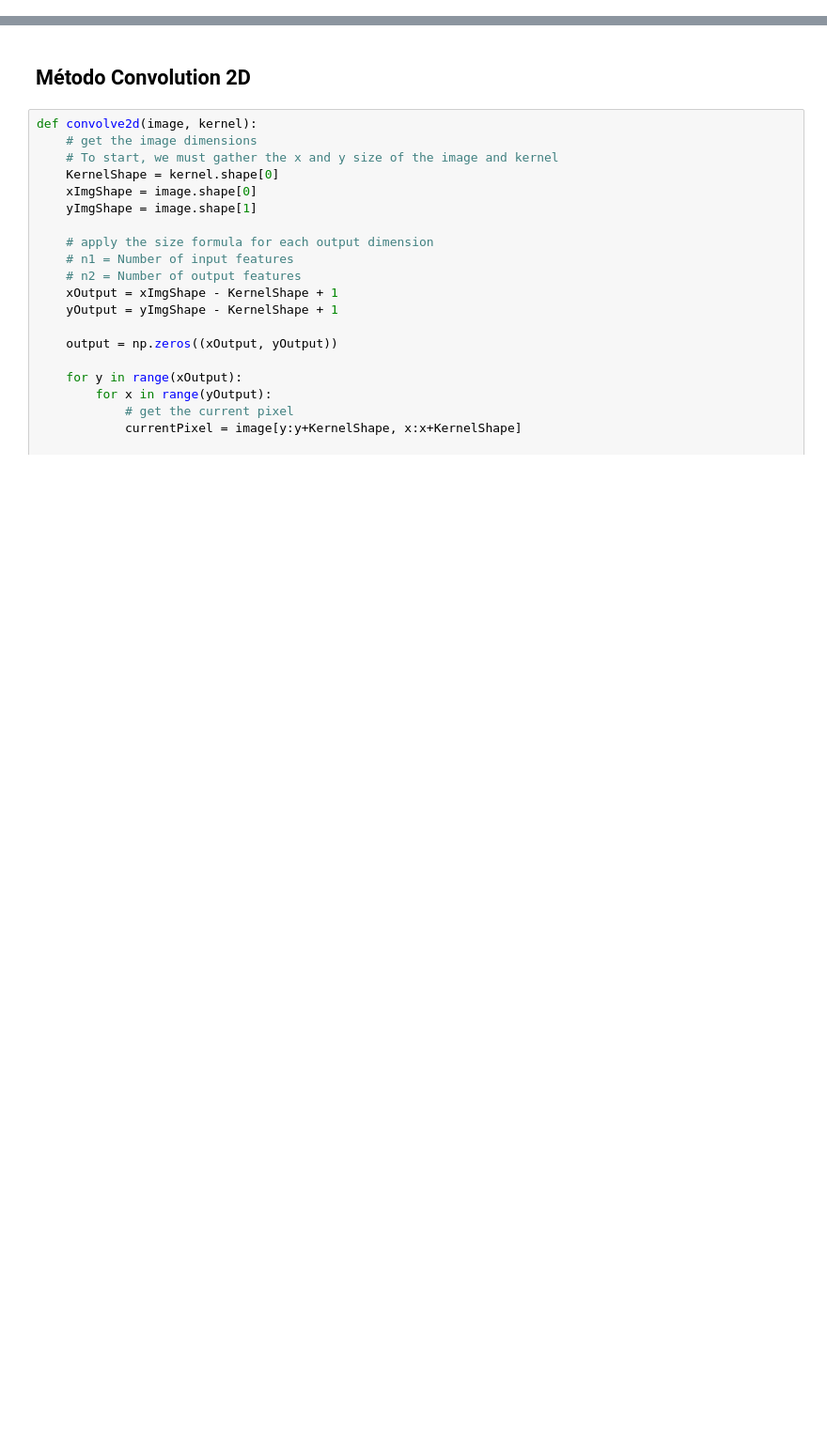
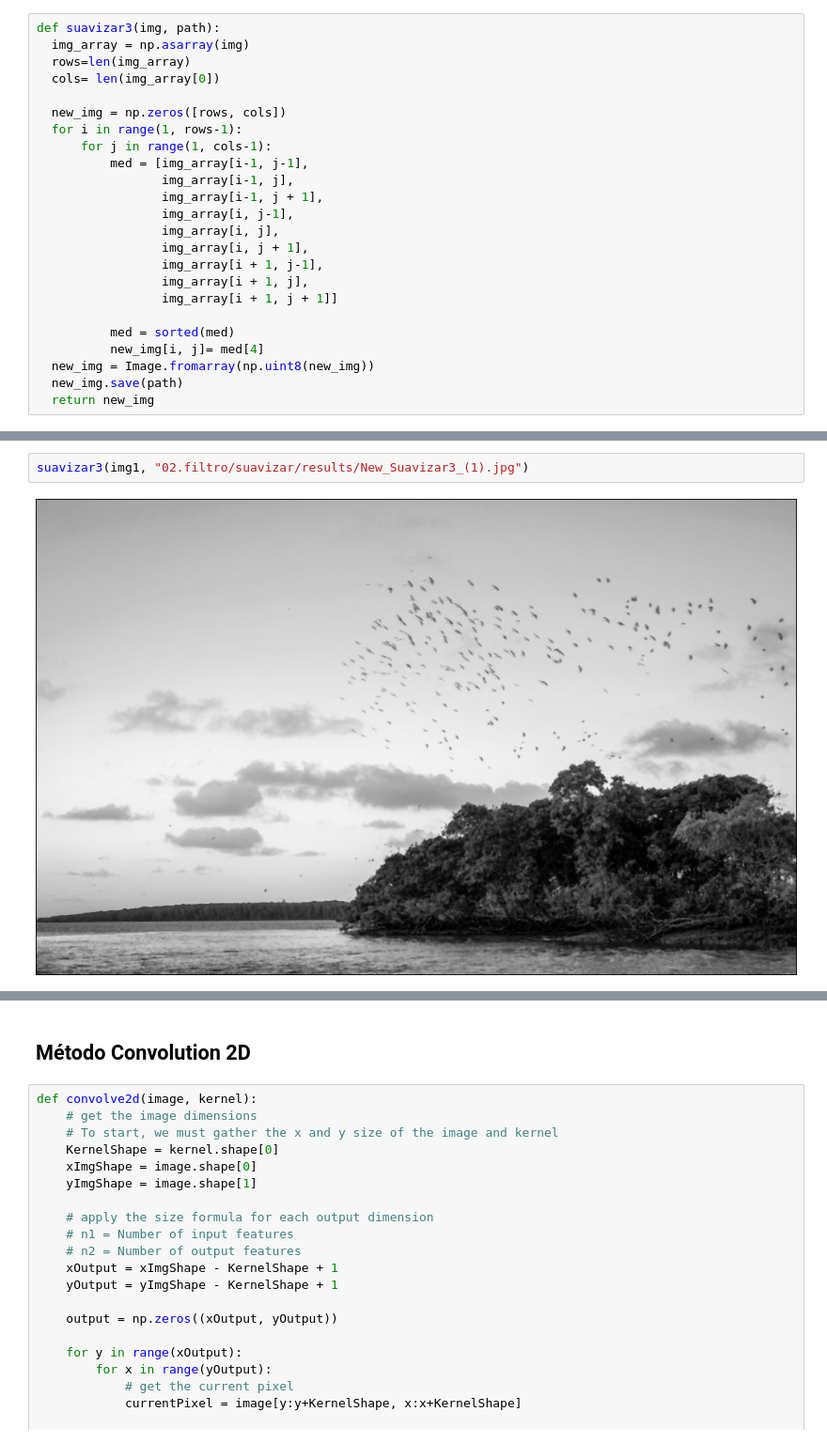
Before and after one commit to JVBravoo/visao_computacional, a Jupyter notebook: Atividade_02/atividade_02.ipynb, the cells around one changed output, grey strips where cells are left out. Shown at 94% size. Saved outputs shown, nothing was run; the diff lists cells and outputs as text; blank space fills up the shorter version.

```diff
--- a/Atividade_02/atividade_02.ipynb
+++ b/Atividade_02/atividade_02.ipynb
@@ -0,0 +10,24 @@
+# %%
+def suavizar3(img, path):
+  img_array = np.asarray(img)
+  rows=len(img_array)
+  cols= len(img_array[0])
+
+  new_img = np.zeros([rows, cols])
+  for i in range(1, rows-1):
+      for j in range(1, cols-1):
+          med = [img_array[i-1, j-1],
+                 img_array[i-1, j],
+                 img_array[i-1, j + 1],
+                 img_array[i, j-1],
+                 img_array[i, j],
+                 img_array[i, j + 1],
+                 img_array[i + 1, j-1],
+                 img_array[i + 1, j],
+                 img_array[i + 1, j + 1]]
+
+          med = sorted(med)
+          new_img[i, j]= med[4]
+  new_img = Image.fromarray(np.uint8(new_img))
+  new_img.save(path)
+  return new_img
@@ -0,0 +91,4 @@
+# %%
+suavizar3(img1, "02.filtro/suavizar/results/New_Suavizar3_(1).jpg")
+# %% [output]
+[figure, added]
```
Also changed, not shown: parts of 16 cells of this notebook, 5 other files.
